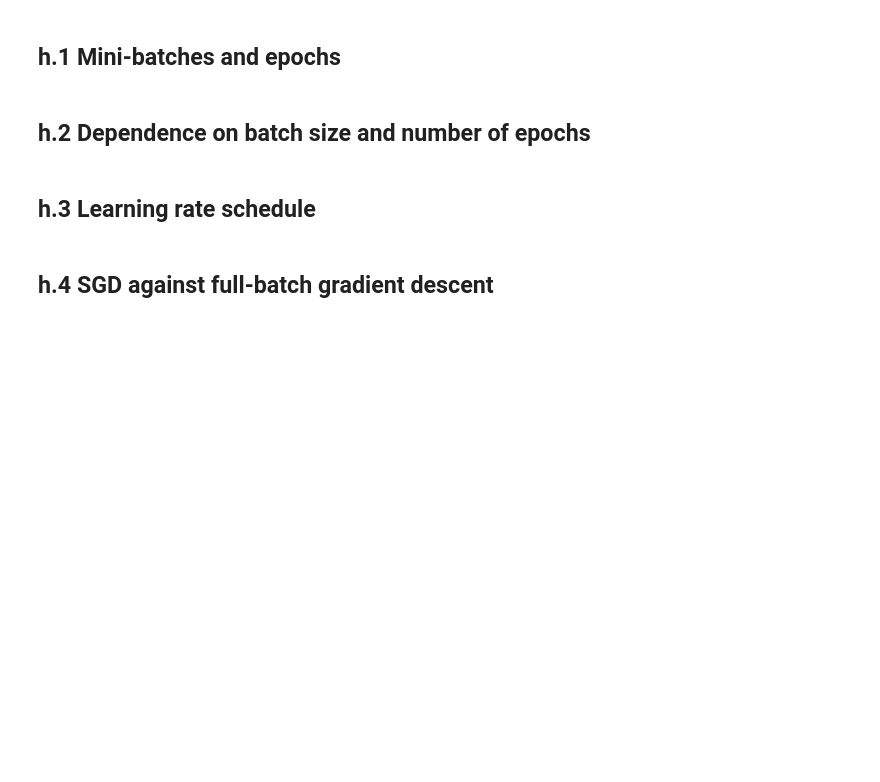
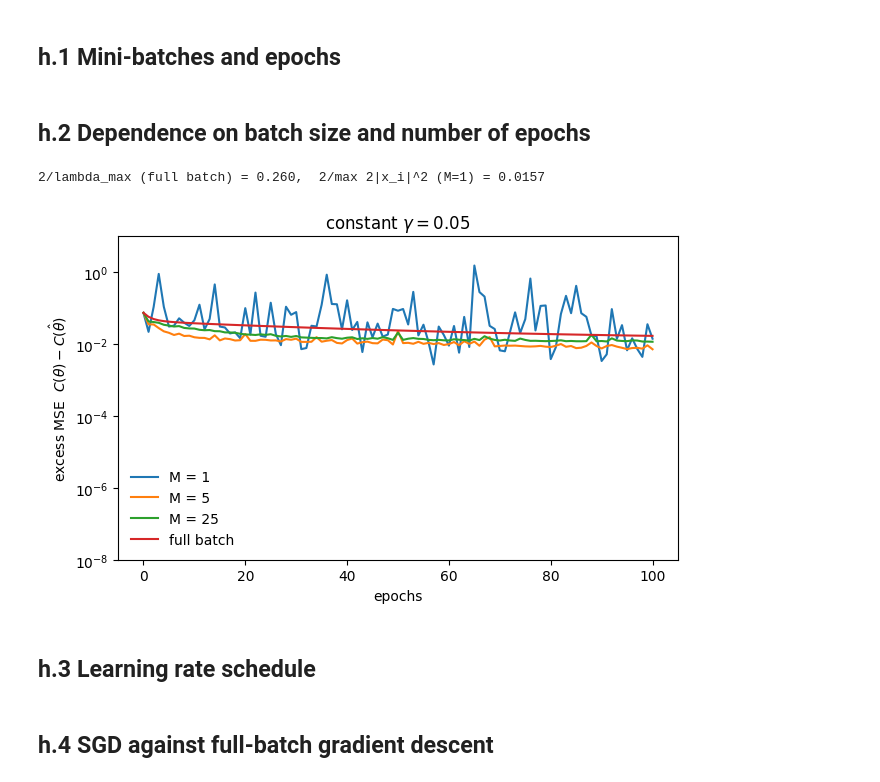
Before and after one commit to GardKL/Project1, a Jupyter notebook: Project1/code/Project1_gard.ipynb, the cells around one changed output. Cells and saved outputs as stored; diff of their text form; code cells hidden in the pictures; blank space fills up the shorter version.

```diff
--- a/Project1/code/Project1_gard.ipynb
+++ b/Project1/code/Project1_gard.ipynb
@@ -2306,5 +2331,41 @@ coefficients below 1e-3:
 # %% [markdown]
 ## h.2 Dependence on batch size and number of epochs
+# %%
+
+n = len(y_f)
+
+n_epochs = 100
+
+epochs = np.arange(n_epochs + 1)
+
+gamma_full = 2 / hessian_eigs(X_f).max()
+gamma_one = 2 / (2*np.sum(X_f**2,axis=1)).max()
+
+print(f"2/lambda_max (full batch) = {gamma_full:.3f},  2/max 2|x_i|^2 (M=1) = {gamma_one:.4f}")
+
+gamma = 0.05          # choose: below gamma_full, above gamma_one
+C_min = cost(cf_OLS, X_f, y_f)
+Ms = [1, 5, 25, n]
+
+fig, ax = plt.subplots(figsize=(6.6, 4.2))
+with np.errstate(over="ignore", invalid="ignore"):
+    for M in Ms:
+        hist = sgd(X_f, y_f, batch_size=M, gamma=gamma, n_epochs=n_epochs)
+        excess = np.array([cost(th, X_f, y_f) - C_min for th in hist])
+        label = "full batch" if M == n else f"M = {M}"
+        ax.semilogy(epochs, excess, label=label)
+
+ax.set_ylim(1e-8, 1e1)
+ax.set_xlabel("epochs")
+ax.set_ylabel(r"excess MSE  $C(\theta)-C(\hat\theta)$")
+ax.set_title(fr"constant $\gamma = {gamma}$")
+ax.legend(frameon=False)
+plt.tight_layout()
+plt.savefig("../results/h2_sgd_batch_size.pdf", bbox_inches="tight")
+plt.show()
+# %% [output]
+2/lambda_max (full batch) = 0.260,  2/max 2|x_i|^2 (M=1) = 0.0157
+[figure, added]
 # %% [markdown]
 ## h.3 Learning rate schedule
 # %% [markdown]
```
Also changed, not shown: parts of 1 cell of this notebook.
